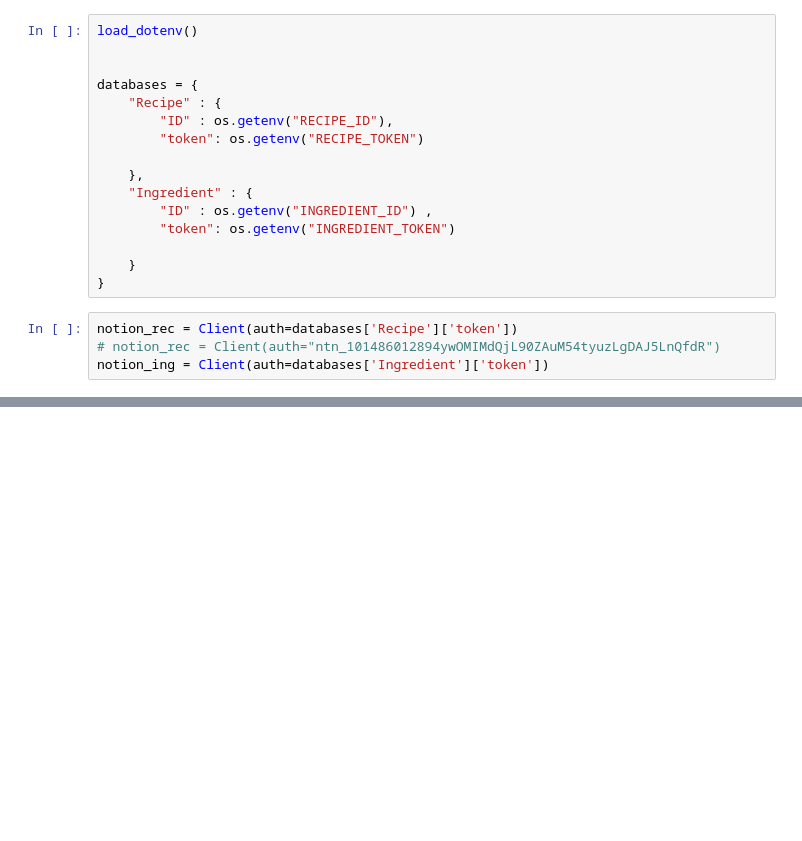
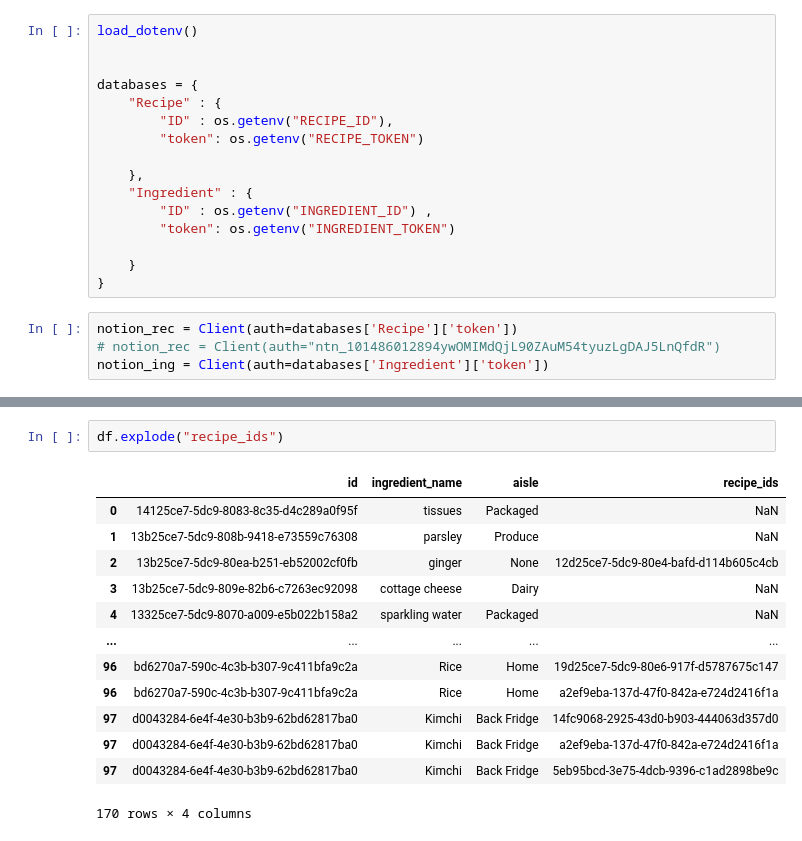
Before and after one commit to allykrinsky/graph-grocery-list, a Jupyter notebook: grocery_notion_test.ipynb, the cells around one changed output, grey strips where cells are left out. Saved outputs shown, nothing was run; the diff lists cells and outputs as text; blank space fills up the shorter version.

```diff
--- a/grocery_notion_test.ipynb
+++ b/grocery_notion_test.ipynb
@@ -52,0 +82,16 @@ notion_rec.databases.query(
+# %%
+df.explode("recipe_ids")
+# %% [output]
+|  | id | ingredient_name | aisle | recipe_ids |
+| 0 | 14125ce7-5dc9-8083-8c35-d4c289a0f95f | tissues | Packaged | NaN |
+| 1 | 13b25ce7-5dc9-808b-9418-e73559c76308 | parsley | Produce | NaN |
+| 2 | 13b25ce7-5dc9-80ea-b251-eb52002cf0fb | ginger | None | 12d25ce7-5dc9-80e4-bafd-d114b605c4cb |
+| 3 | 13b25ce7-5dc9-809e-82b6-c7263ec92098 | cottage cheese | Dairy | NaN |
+| 4 | 13325ce7-5dc9-8070-a009-e5b022b158a2 | sparkling water | Packaged | NaN |
+| ... | ... | ... | ... | ... |
+| 96 | bd6270a7-590c-4c3b-b307-9c411bfa9c2a | Rice | Home | 19d25ce7-5dc9-80e6-917f-d5787675c147 |
+| 96 | bd6270a7-590c-4c3b-b307-9c411bfa9c2a | Rice | Home | a2ef9eba-137d-47f0-842a-e724d2416f1a |
+| 97 | d0043284-6e4f-4e30-b3b9-62bd62817ba0 | Kimchi | Back Fridge | 14fc9068-2925-43d0-b903-444063d357d0 |
+| 97 | d0043284-6e4f-4e30-b3b9-62bd62817ba0 | Kimchi | Back Fridge | a2ef9eba-137d-47f0-842a-e724d2416f1a |
+| 97 | d0043284-6e4f-4e30-b3b9-62bd62817ba0 | Kimchi | Back Fridge | 5eb95bcd-3e75-4dcb-9396-c1ad2898be9c |
+170 rows × 4 columns
```
Also changed, not shown: parts of 9 cells of this notebook, 1 other file.
